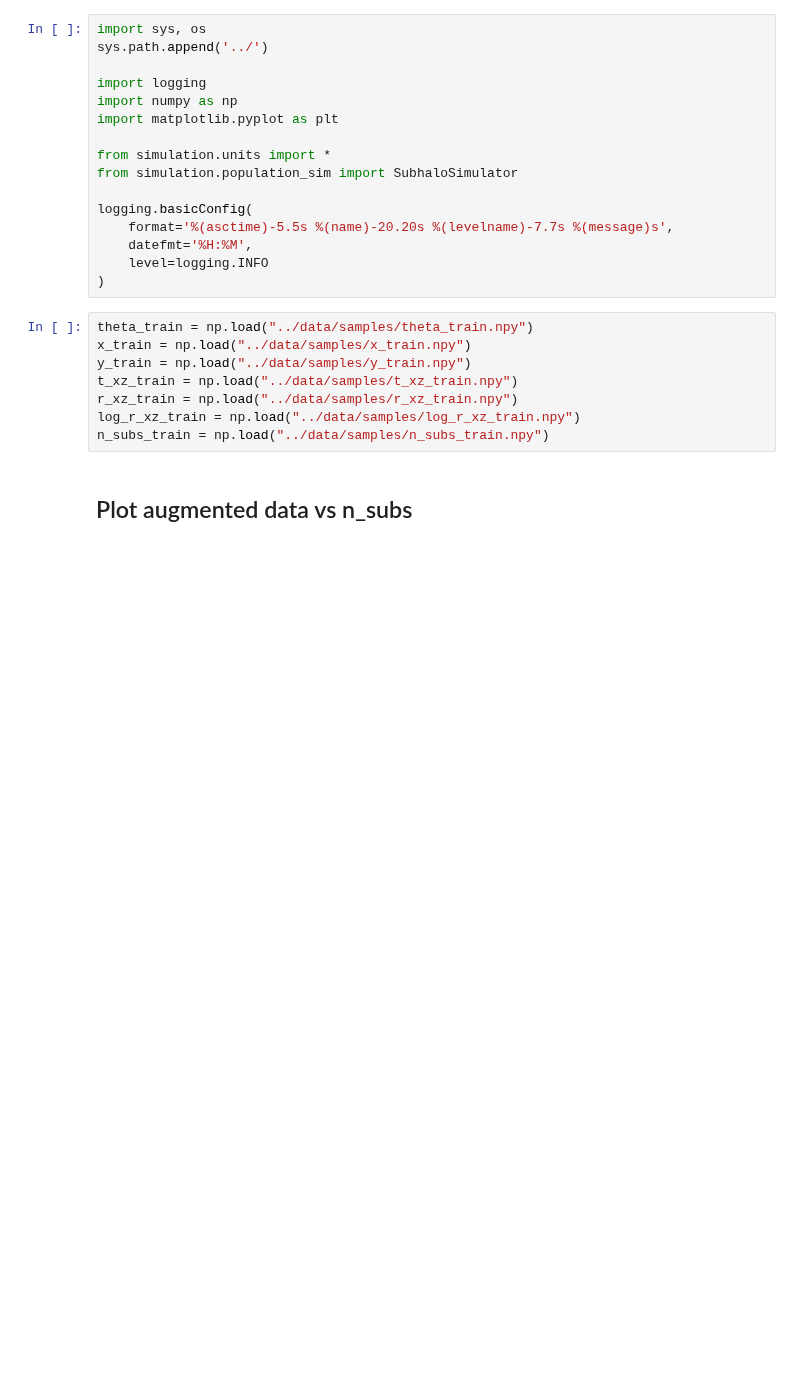
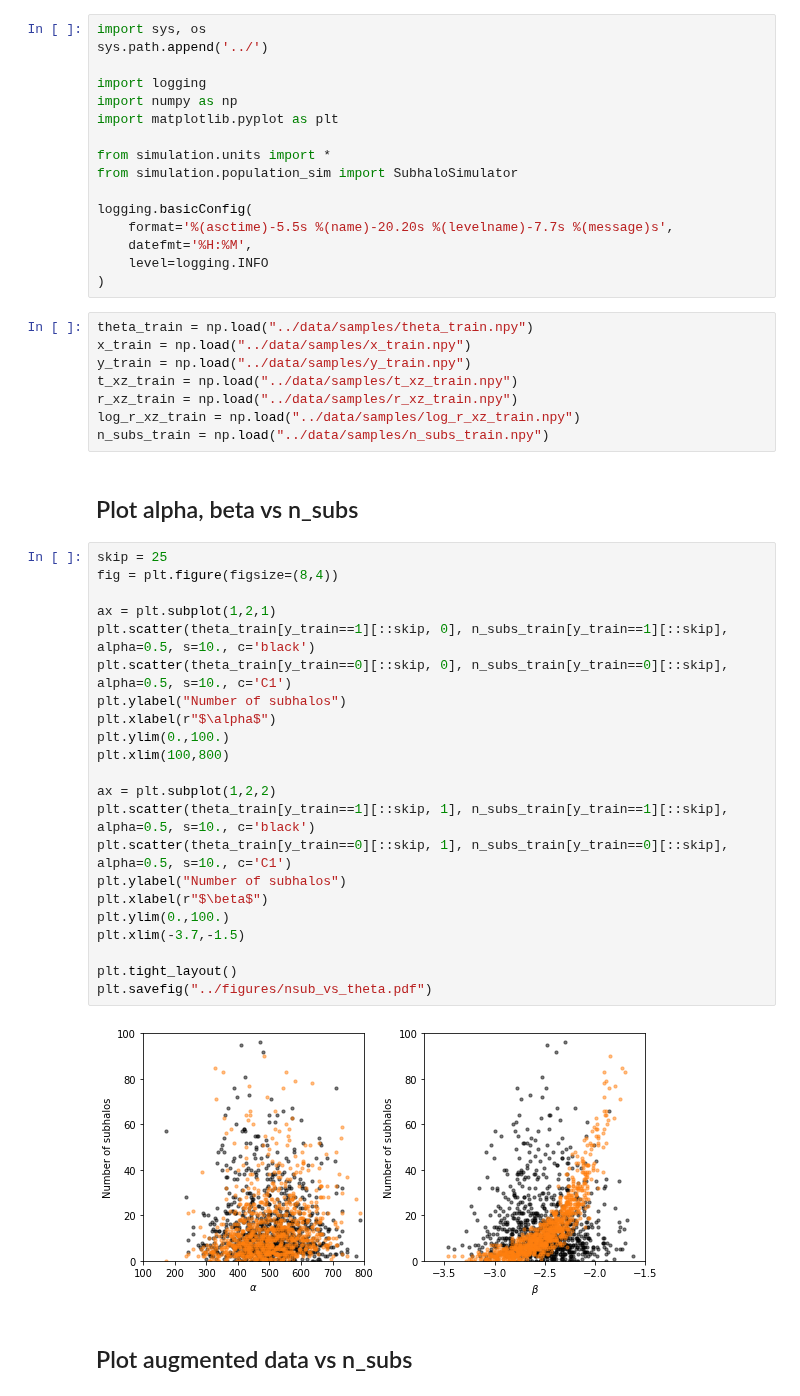
Before and after one commit to smsharma/mining-for-substructure-lens, a Jupyter notebook: notebooks/02_analyze_joint_data.ipynb, the cells around one changed output. Cells and saved outputs as stored; diff of their text form; blank space fills up the shorter version.

```diff
--- a/notebooks/02_analyze_joint_data.ipynb
+++ b/notebooks/02_analyze_joint_data.ipynb
@@ -24,6 +24,32 @@ t_xz_train = np.load("../data/samples/t_xz_train.npy")
 r_xz_train = np.load("../data/samples/r_xz_train.npy")
 log_r_xz_train = np.load("../data/samples/log_r_xz_train.npy")
 n_subs_train = np.load("../data/samples/n_subs_train.npy")
+# %% [markdown]
+## Plot alpha, beta vs n_subs
+# %%
+skip = 25
+fig = plt.figure(figsize=(8,4))
+
+ax = plt.subplot(1,2,1)
+plt.scatter(theta_train[y_train==1][::skip, 0], n_subs_train[y_train==1][::skip], alpha=0.5, s=10., c='black')
+plt.scatter(theta_train[y_train==0][::skip, 0], n_subs_train[y_train==0][::skip], alpha=0.5, s=10., c='C1')
+plt.ylabel("Number of subhalos")
+plt.xlabel(r"$\alpha$")
+plt.ylim(0.,100.)
+plt.xlim(100,800)
+
+ax = plt.subplot(1,2,2)
+plt.scatter(theta_train[y_train==1][::skip, 1], n_subs_train[y_train==1][::skip], alpha=0.5, s=10., c='black')
+plt.scatter(theta_train[y_train==0][::skip, 1], n_subs_train[y_train==0][::skip], alpha=0.5, s=10., c='C1')
+plt.ylabel("Number of subhalos")
+plt.xlabel(r"$\beta$")
+plt.ylim(0.,100.)
+plt.xlim(-3.7,-1.5)
+
+plt.tight_layout()
+plt.savefig("../figures/nsub_vs_theta.pdf")
+# %% [output]
+[figure, added]
 # %% [markdown]
 ## Plot augmented data vs n_subs
 # %%
```
Also changed, not shown: parts of 9 cells of this notebook, 11 other files.
